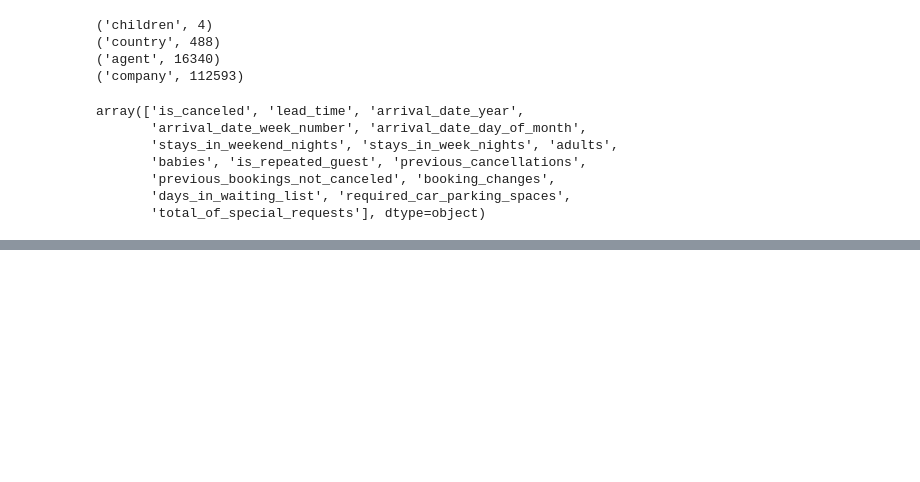
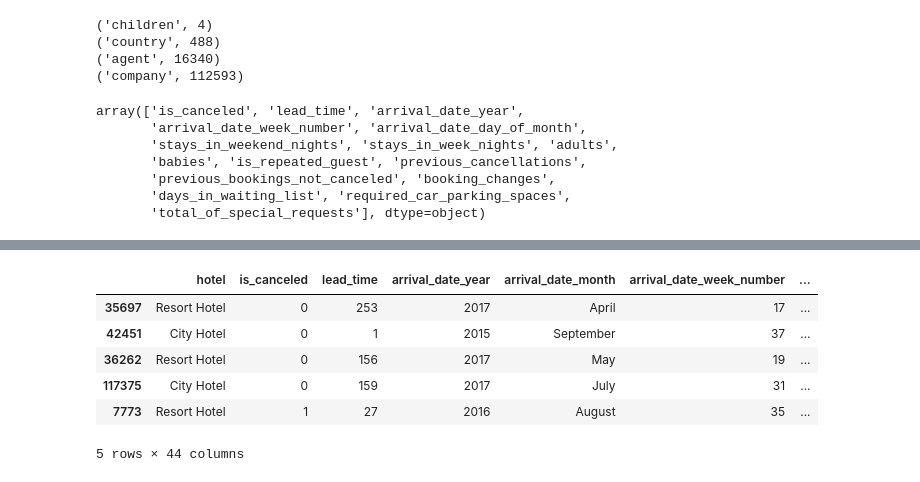
Before and after one commit to JusiaJusia/Machine_Learning, a Jupyter notebook: Dataset preparation .ipynb, the cells around one changed output, grey strips where cells are left out. Drawn from its saved outputs; the diff is of its cells as text; code cells hidden in the pictures; blank space fills up the shorter version.

```diff
--- a/Dataset preparation .ipynb
+++ b/Dataset preparation .ipynb
@@ -116,0 +149,10 @@ sns.pairplot(dataset[feats], height = 5.5, hue = 'is_canceled')
+# %%
+dataset.sample(5)
+# %% [output]
+|  | hotel | is_canceled | lead_time | arrival_date_year | arrival_date_month | arrival_date_week_number | ... |
+| 35697 | Resort Hotel | 0 | 253 | 2017 | April | 17 | ... |
+| 42451 | City Hotel | 0 | 1 | 2015 | September | 37 | ... |
+| 36262 | Resort Hotel | 0 | 156 | 2017 | May | 19 | ... |
+| 117375 | City Hotel | 0 | 159 | 2017 | July | 31 | ... |
+| 7773 | Resort Hotel | 1 | 27 | 2016 | August | 35 | ... |
+5 rows × 44 columns
```
Also changed, not shown: parts of 10 cells of this notebook.
